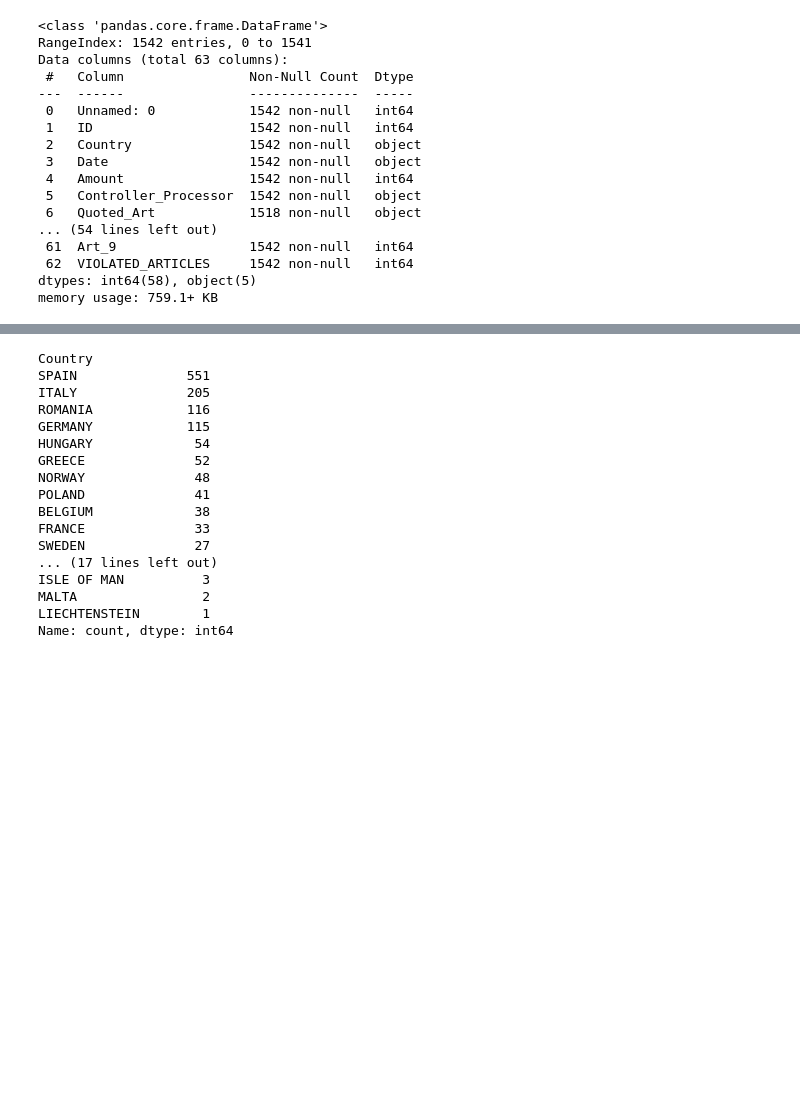
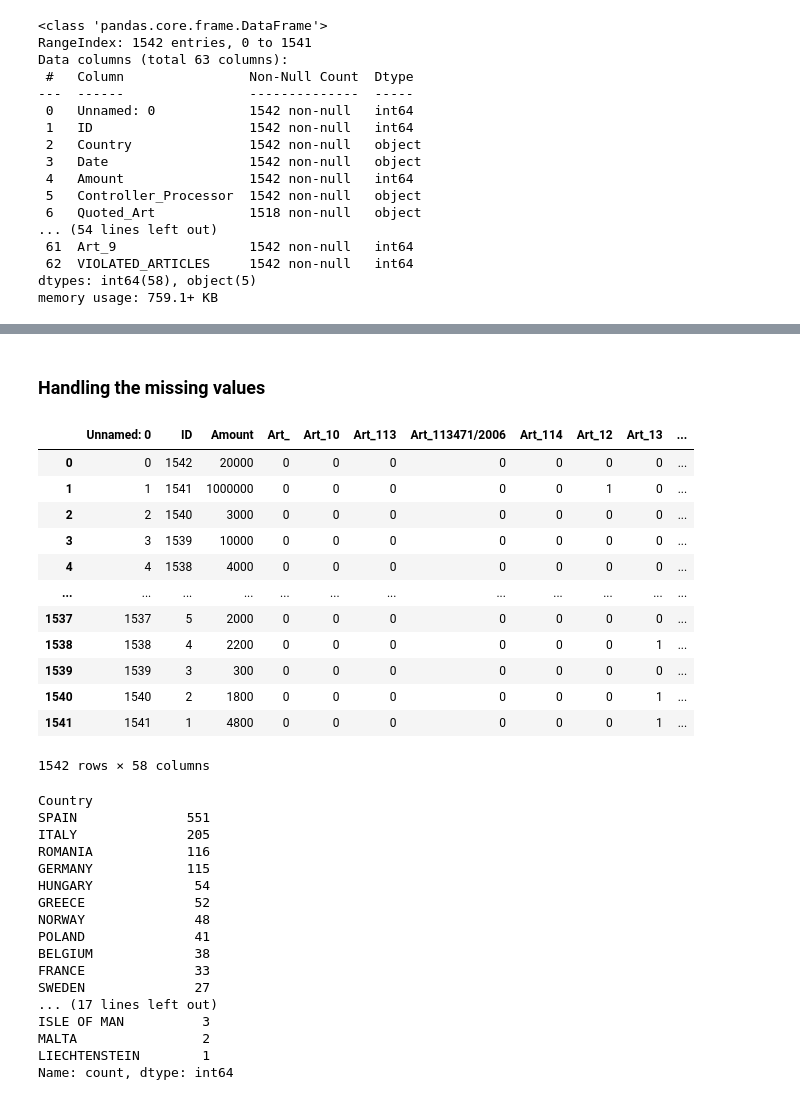
Before and after one commit to zinduaschool/0502-capstone-gdpr-violations-Tracy-teb, a Jupyter notebook: .github/gdpr_violations.ipynb, the cells around one changed output, grey strips where cells are left out. Cells and saved outputs as stored; diff of their text form; code cells hidden in the pictures; blank space fills up the shorter version.

```diff
--- a/gdpr_violations.ipynb
+++ b/.github/gdpr_violations.ipynb
@@ -97,3 +110,25 @@ memory usage: 759.1+ KB
+# %% [markdown]
+### Handling the missing values
+# %%
+# Fill numeric columns with the mean or median
+numeric_columns = gdpr_violations.select_dtypes(include=['float64', 'int64']).columns
+gdpr_violations[numeric_columns] = gdpr_violations[numeric_columns].fillna(gdpr_violations[numeric_columns].median())
+# %%
+gdpr_violations[numeric_columns]
+# %% [output]
+|  | Unnamed: 0 | ID | Amount | Art_ | Art_10 | Art_113 | Art_113471/2006 | Art_114 | Art_12 | Art_13 | ... |
+| 0 | 0 | 1542 | 20000 | 0 | 0 | 0 | 0 | 0 | 0 | 0 | ... |
+| 1 | 1 | 1541 | 1000000 | 0 | 0 | 0 | 0 | 0 | 1 | 0 | ... |
+| 2 | 2 | 1540 | 3000 | 0 | 0 | 0 | 0 | 0 | 0 | 0 | ... |
+| 3 | 3 | 1539 | 10000 | 0 | 0 | 0 | 0 | 0 | 0 | 0 | ... |
+| 4 | 4 | 1538 | 4000 | 0 | 0 | 0 | 0 | 0 | 0 | 0 | ... |
+| ... | ... | ... | ... | ... | ... | ... | ... | ... | ... | ... | ... |
+| 1537 | 1537 | 5 | 2000 | 0 | 0 | 0 | 0 | 0 | 0 | 0 | ... |
+| 1538 | 1538 | 4 | 2200 | 0 | 0 | 0 | 0 | 0 | 0 | 1 | ... |
+| 1539 | 1539 | 3 | 300 | 0 | 0 | 0 | 0 | 0 | 0 | 0 | ... |
+| 1540 | 1540 | 2 | 1800 | 0 | 0 | 0 | 0 | 0 | 0 | 1 | ... |
+| 1541 | 1541 | 1 | 4800 | 0 | 0 | 0 | 0 | 0 | 0 | 1 | ... |
+1542 rows × 58 columns
 # %%
 # Show count of violations per country
 gdpr_violations["Country"].value_counts()
```
Also changed, not shown: parts of 6 cells of this notebook, 4 other files.
